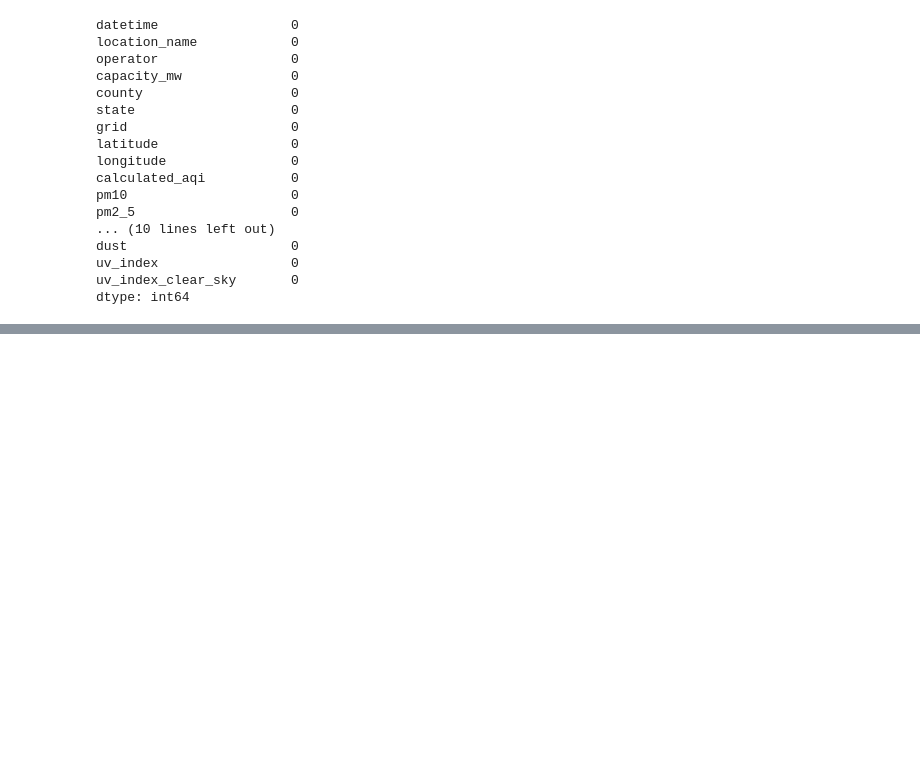
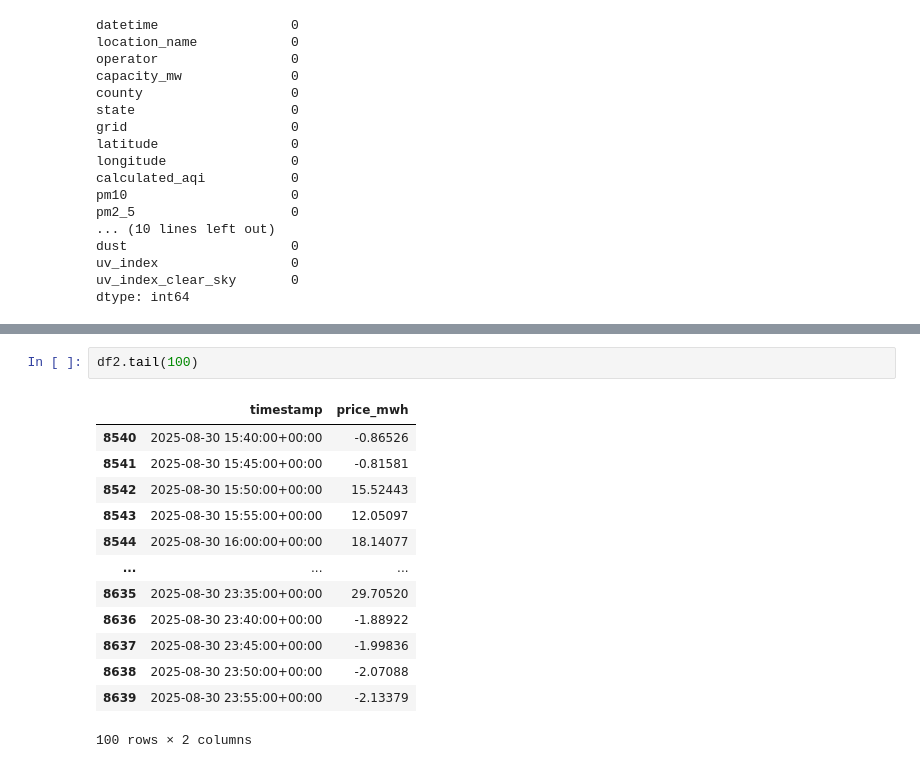
Before and after one commit to haran2001/AQI, a Jupyter notebook: battery_arbitrage/data_analysis.ipynb, the cells around one changed output, grey strips where cells are left out. Drawn from its saved outputs; the diff is of its cells as text; blank space fills up the shorter version.

```diff
--- a/battery_arbitrage/data_analysis.ipynb
+++ b/battery_arbitrage/data_analysis.ipynb
@@ -178,0 +230,16 @@ df1 = pd.read_csv('data/2025-08-01_2025-09-01_open_metero_weather_data.csv')
+# %%
+df2.tail(100)
+# %% [output]
+|  | timestamp | price_mwh |
+| 8540 | 2025-08-30 15:40:00+00:00 | -0.86526 |
+| 8541 | 2025-08-30 15:45:00+00:00 | -0.81581 |
+| 8542 | 2025-08-30 15:50:00+00:00 | 15.52443 |
+| 8543 | 2025-08-30 15:55:00+00:00 | 12.05097 |
+| 8544 | 2025-08-30 16:00:00+00:00 | 18.14077 |
+| ... | ... | ... |
+| 8635 | 2025-08-30 23:35:00+00:00 | 29.70520 |
+| 8636 | 2025-08-30 23:40:00+00:00 | -1.88922 |
+| 8637 | 2025-08-30 23:45:00+00:00 | -1.99836 |
+| 8638 | 2025-08-30 23:50:00+00:00 | -2.07088 |
+| 8639 | 2025-08-30 23:55:00+00:00 | -2.13379 |
+100 rows × 2 columns
```
Also changed, not shown: parts of 9 cells of this notebook, 15 other files.
